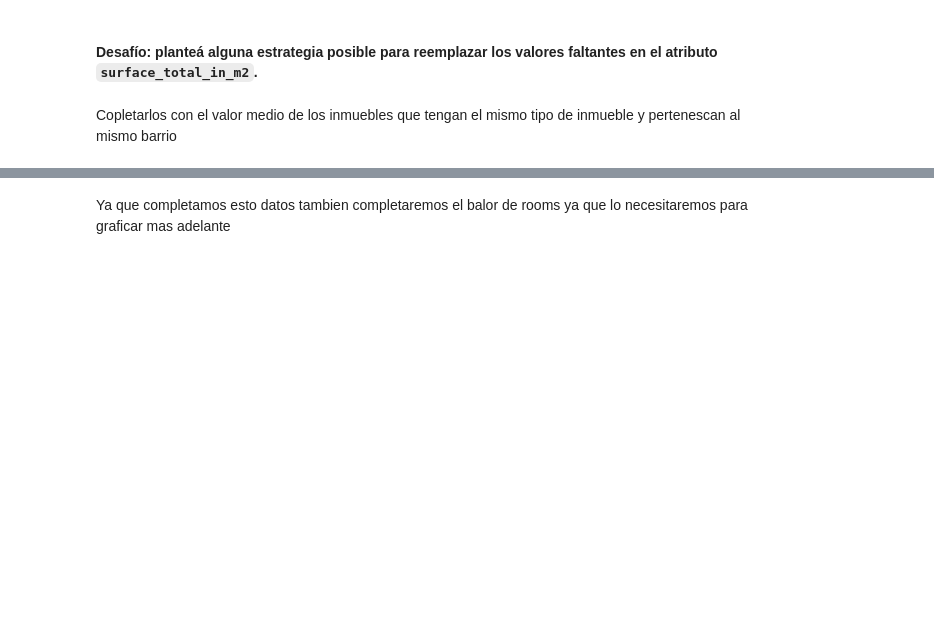
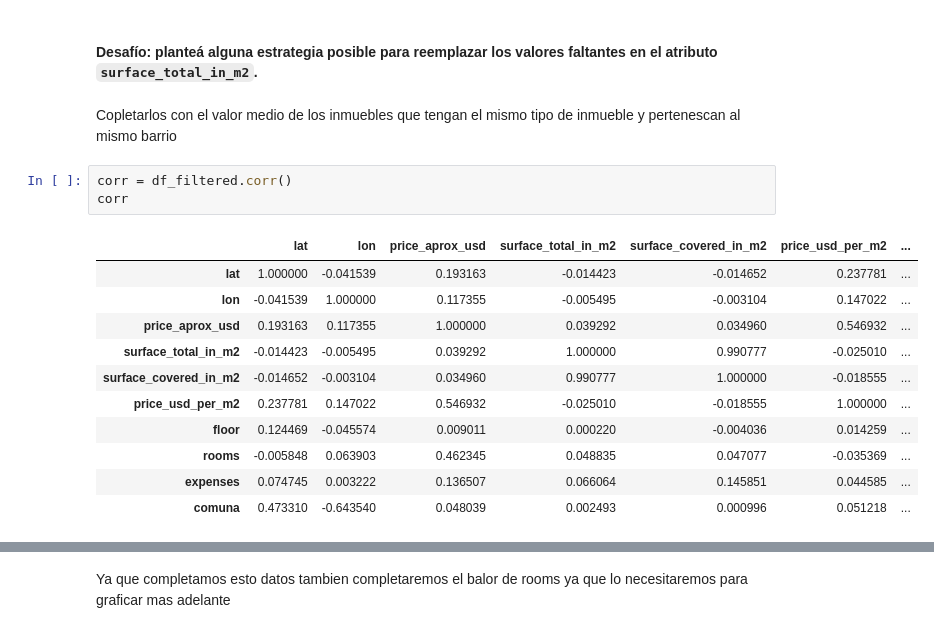
Before and after one commit to ppalomanes/acamica-ds, a Jupyter notebook: entrega01/recursos_proyecto_1.ipynb, the cells around one changed output, grey strips where cells are left out. Cells and saved outputs as stored; diff of their text form; blank space fills up the shorter version.

```diff
--- a/entrega01/recursos_proyecto_1.ipynb
+++ b/entrega01/recursos_proyecto_1.ipynb
@@ -174,3 +174,18 @@ dtype: bool
 #### Desafío: planteá alguna estrategia posible para reemplazar los valores faltantes en el atributo `surface_total_in_m2`.
 # %% [markdown]
 Copletarlos con el valor medio de los inmuebles que tengan el mismo tipo de inmueble y pertenescan al mismo barrio
+# %%
+corr = df_filtered.corr()
+corr
+# %% [output]
+|  | lat | lon | price_aprox_usd | surface_total_in_m2 | surface_covered_in_m2 | price_usd_per_m2 | ... |
+| lat | 1.000000 | -0.041539 | 0.193163 | -0.014423 | -0.014652 | 0.237781 | ... |
+| lon | -0.041539 | 1.000000 | 0.117355 | -0.005495 | -0.003104 | 0.147022 | ... |
+| price_aprox_usd | 0.193163 | 0.117355 | 1.000000 | 0.039292 | 0.034960 | 0.546932 | ... |
+| surface_total_in_m2 | -0.014423 | -0.005495 | 0.039292 | 1.000000 | 0.990777 | -0.025010 | ... |
+| surface_covered_in_m2 | -0.014652 | -0.003104 | 0.034960 | 0.990777 | 1.000000 | -0.018555 | ... |
+| price_usd_per_m2 | 0.237781 | 0.147022 | 0.546932 | -0.025010 | -0.018555 | 1.000000 | ... |
+| floor | 0.124469 | -0.045574 | 0.009011 | 0.000220 | -0.004036 | 0.014259 | ... |
+| rooms | -0.005848 | 0.063903 | 0.462345 | 0.048835 | 0.047077 | -0.035369 | ... |
+| expenses | 0.074745 | 0.003222 | 0.136507 | 0.066064 | 0.145851 | 0.044585 | ... |
+| comuna | 0.473310 | -0.643540 | 0.048039 | 0.002493 | 0.000996 | 0.051218 | ... |
```
Also changed, not shown: parts of 14 cells of this notebook, 12 other files.
